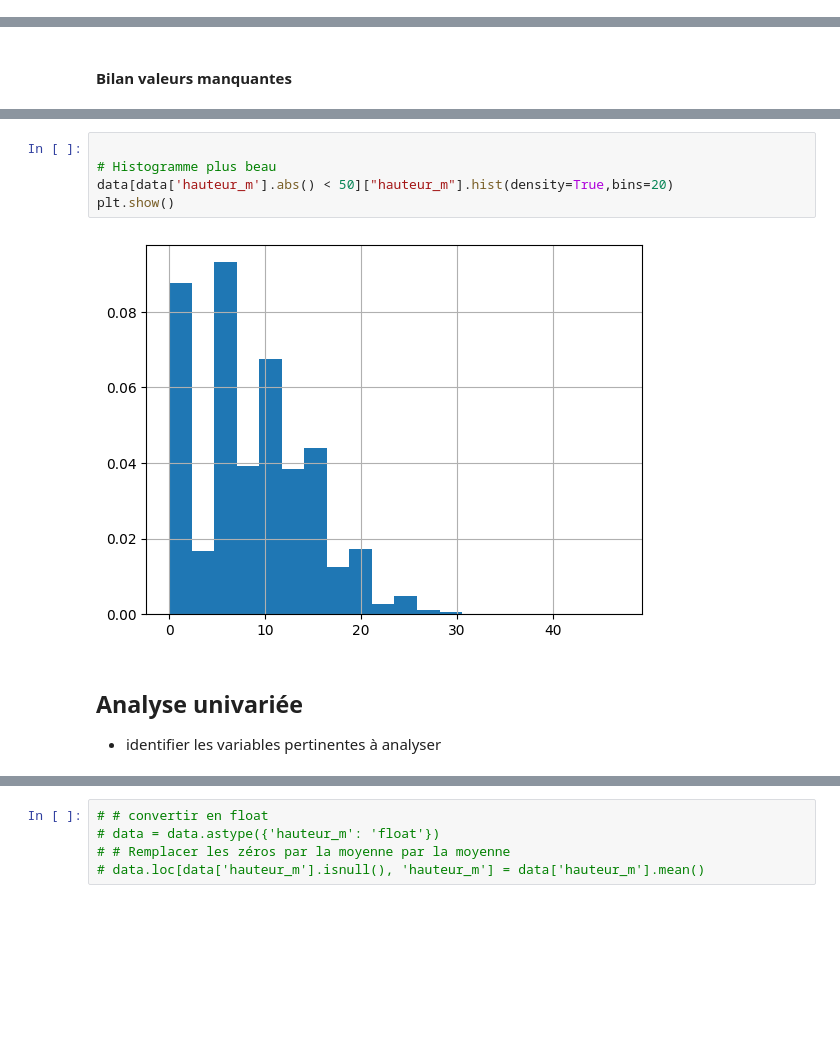
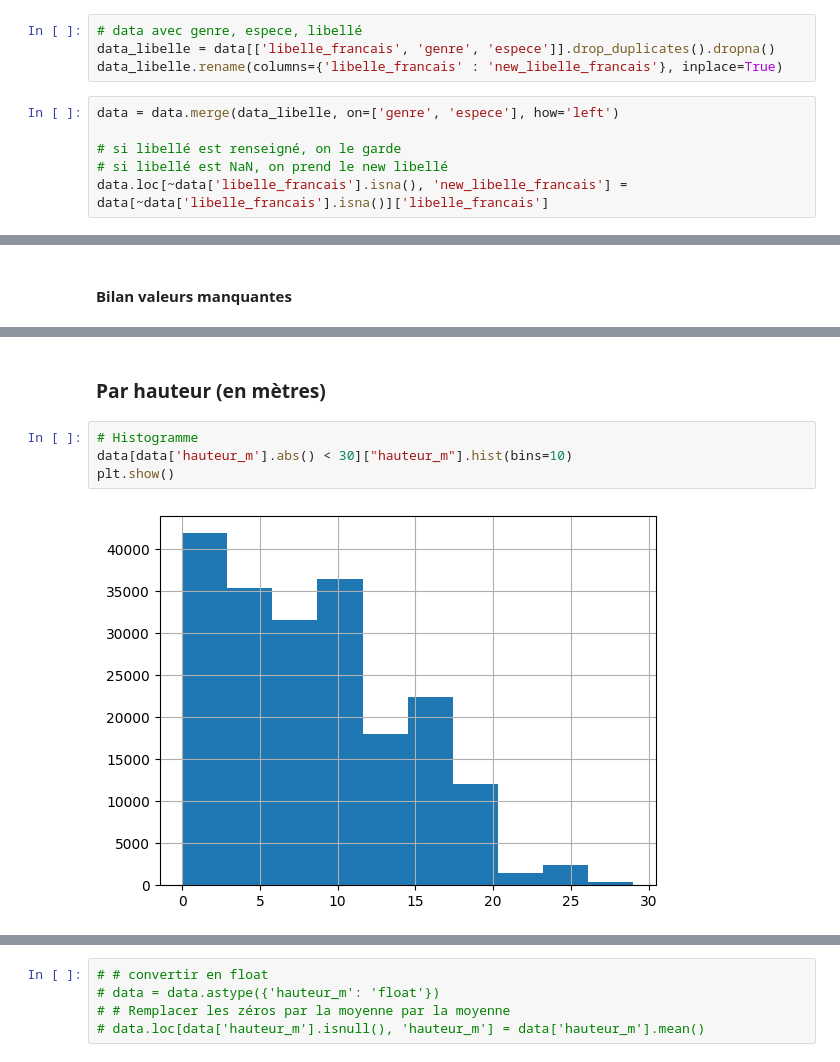
Before and after one commit to DavidScanu/oc-ai-engineer-p02-participez-a-un-concours-sur-la-smart-city, a Jupyter notebook: notebook.ipynb, the cells around one changed output, grey strips where cells are left out. Drawn from its saved outputs; the diff is of its cells as text; blank space fills up the shorter version.

```diff
--- a/notebook.ipynb
+++ b/notebook.ipynb
@@ -234,3 +233,13 @@ libelle_francais    1497
 genre                 16
 espece              1752
 dtype: int64
+# %%
+# data avec genre, espece, libellé
+data_libelle = data[['libelle_francais', 'genre', 'espece']].drop_duplicates().dropna()
+data_libelle.rename(columns={'libelle_francais' : 'new_libelle_francais'}, inplace=True)
+# %%
+data = data.merge(data_libelle, on=['genre', 'espece'], how='left')
+
+# si libellé est renseigné, on le garde
+# si libellé est NaN, on prend le new libellé
+data.loc[~data['libelle_francais'].isna(), 'new_libelle_francais'] = data[~data['libelle_francais'].isna()]['libelle_francais']
@@ -500,11 +516,8 @@ plt.show()
+# %% [markdown]
+### Par hauteur (en mètres)
 # %%
-
-# Histogramme plus beau
-data[data['hauteur_m'].abs() < 50]["hauteur_m"].hist(density=True,bins=20)
+# Histogramme
+data[data['hauteur_m'].abs() < 30]["hauteur_m"].hist(bins=10)
 plt.show()
 # %% [output]
-[figure, old version]
+[figure, new version]
-# %% [markdown]
-## Analyse univariée
-
-- identifier les variables pertinentes à analyser
```
Also changed, not shown: parts of 48 cells of this notebook, 1 other file.
